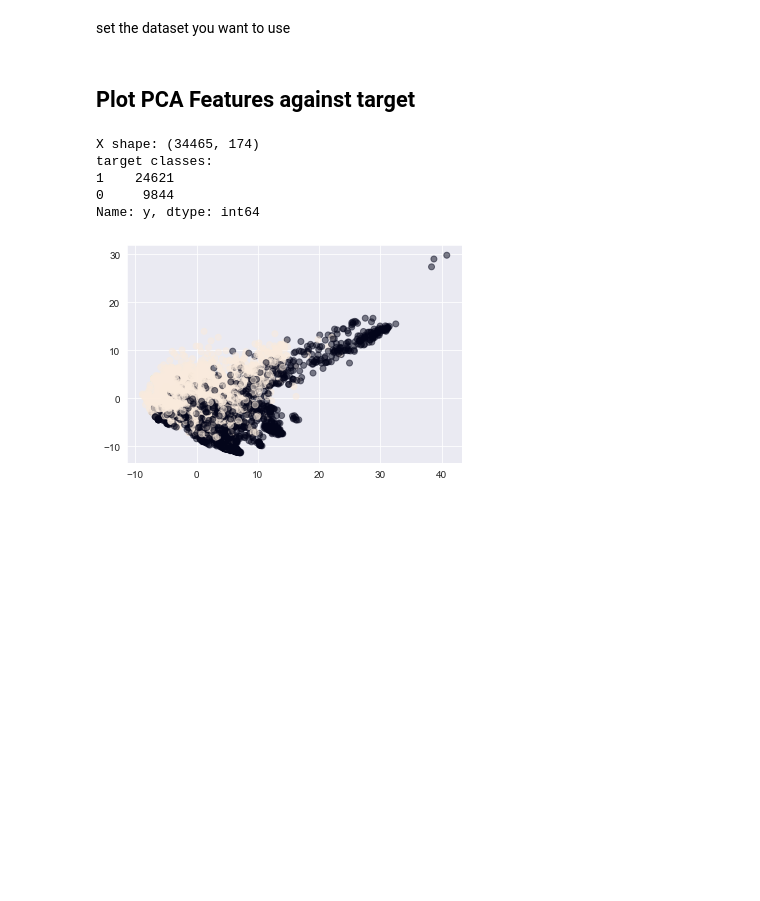
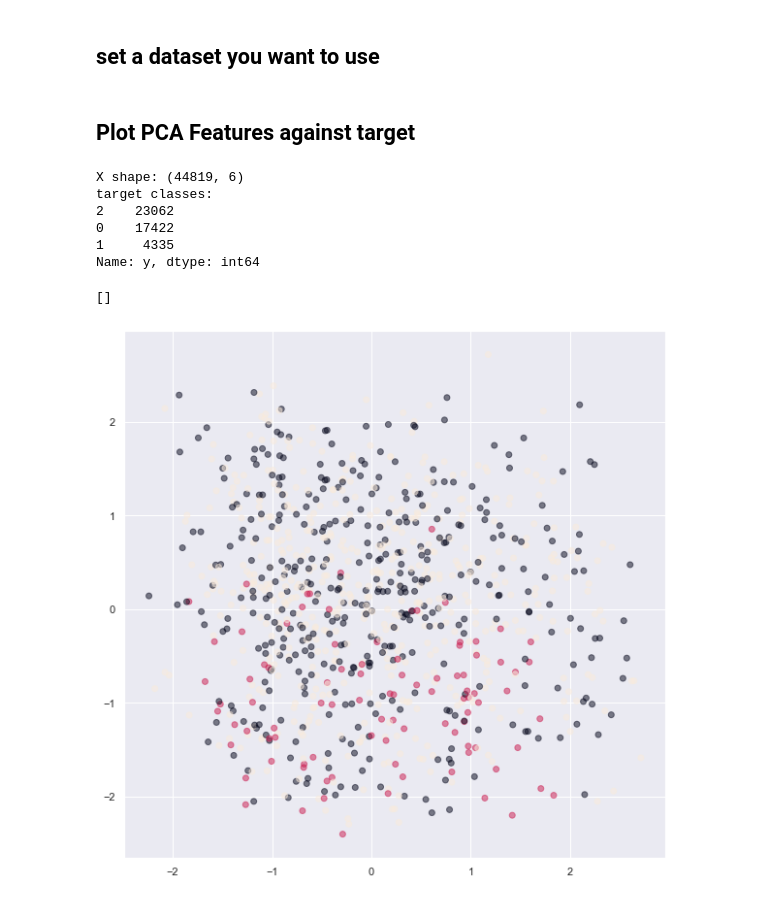
Before and after one commit to Wuuzzaa/thesis, a Jupyter notebook: src/results_plot.ipynb, the cells around one changed output. Cells and saved outputs as stored; diff of their text form; code cells hidden in the pictures; blank space fills up the shorter version.

```diff
--- a/src/results_plot.ipynb
+++ b/src/results_plot.ipynb
@@ -53,43 +85,53 @@ plt.show()
 # %% [markdown]
-set the dataset you want to use
+## set a dataset you want to use
 # %%
 # dataset_id = "40978"  # 2 classes, ~3k features
 # dataset_id = "3"  # 2 classes, 73 features
-dataset_id = "1486"  # 2 classes, 73 features
+# dataset_id = "1486"  # 2 classes, 174 features
+dataset_id = "41027"
+
+n_head = 1000
 # %% [markdown]
 ## Plot PCA Features against  target
 # %%
 # load data
 df_pca_test = pd.read_feather(DATASETS_FOLDER_PATH.joinpath(dataset_id, X_TEST_CLEAN_PCA_FILE_NAME))
 X = pd.read_feather(DATASETS_FOLDER_PATH.joinpath(dataset_id, X_CLEAN_FILE_NAME))
 y = pd.read_feather(DATASETS_FOLDER_PATH.joinpath(dataset_id, Y_FILE_NAME))["y"]
 
-#
+# short feedback of the data and classes
 print(f"X shape: {X.shape}")
 print(f"target classes: \n{y.value_counts()}")
 
 # split according to the split from training
 _, _, _, y_test = train_test_split(X, y, train_size=TRAIN_TEST_SPLIT_TRAIN_SIZE, random_state=RANDOM_STATE)
 
 # reset index
 y_test.reset_index(drop=True, inplace=True)
 
 # concat
 df_pca_test["y"] = y_test.reset_index(drop=True)
 
-# plot
-n_head = 10000000
+# make a plot
 plot_x = df_pca_test["pca_0"].head(n_head)
 plot_y = df_pca_test["pca_1"].head(n_head)
 plot_c = df_pca_test["y"].head(n_head)
 
 plt.scatter(x=plot_x, y=plot_y, c=plot_c, alpha=0.5)
-#plt.xlim([-5, 5])
-plt.show()
+
+# set ranges to the axis if needed
+# plt.xlim([-2, 2])
+# plt.ylim([-5, 5])
+
+# show plot
+#plt.show()
+plt.plot()
 # %% [output]
-X shape: (34465, 174)
+X shape: (44819, 6)
 target classes:
-1    24621
-0     9844
+2    23062
+0    17422
+1     4335
 Name: y, dtype: int64
+[]
-[figure, old version]
+[figure, new version]
```
Also changed, not shown: parts of 11 cells of this notebook.
